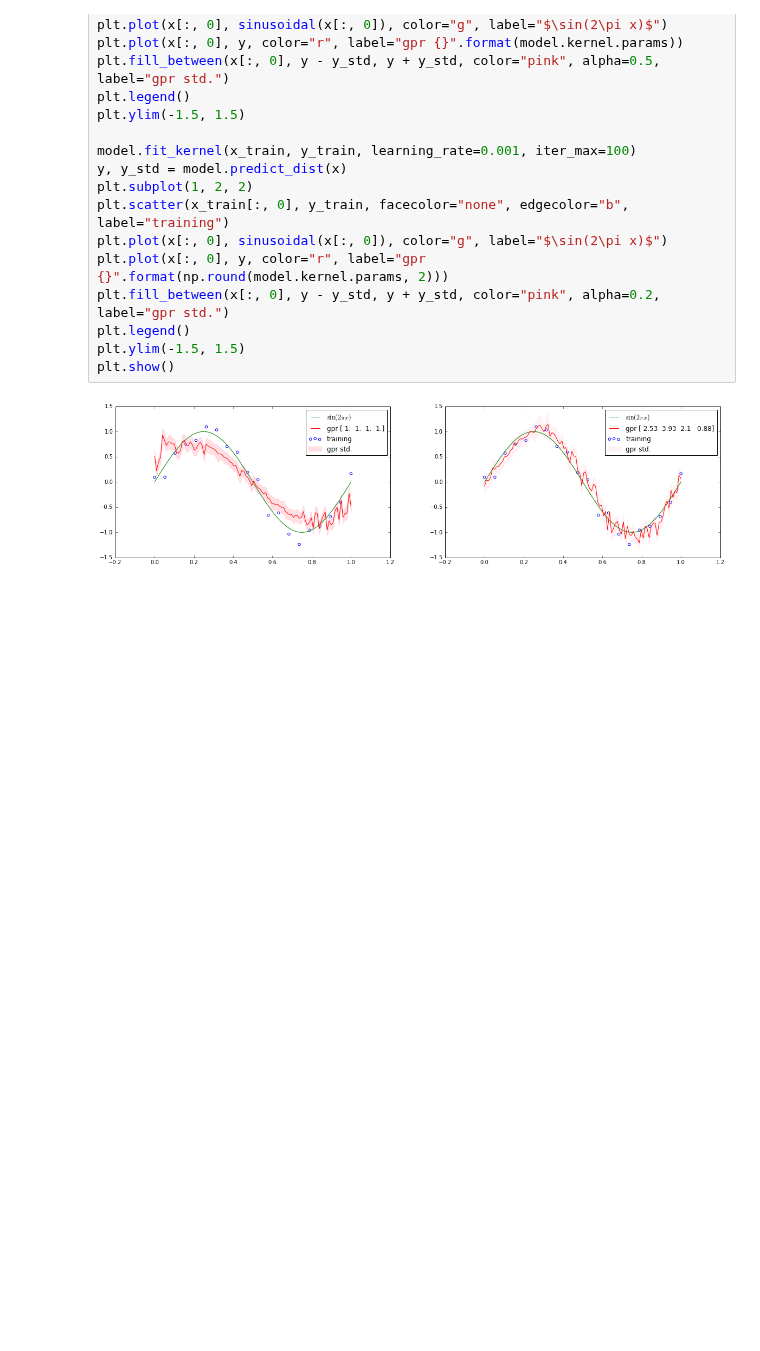
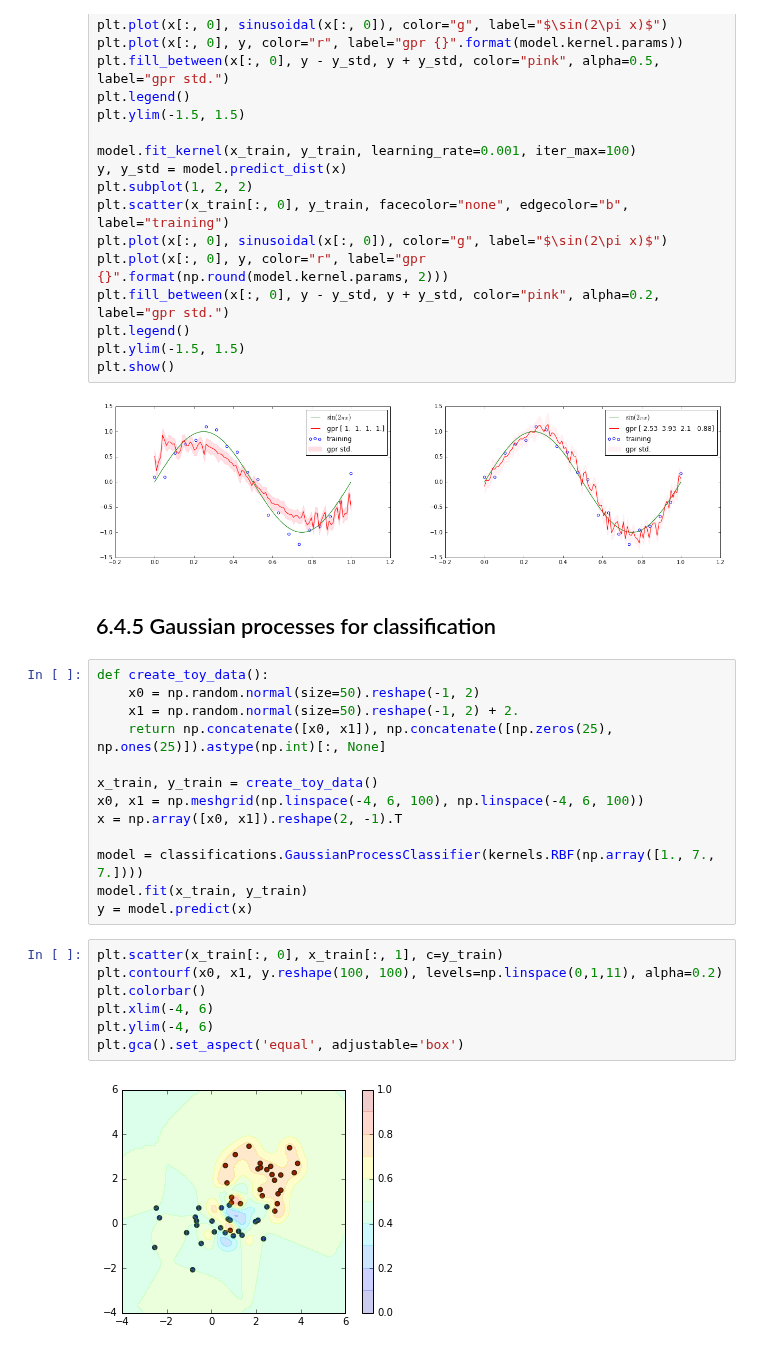
Before and after one commit to ctgk/PRML, a Jupyter notebook: ch06_Kernel_Methods.ipynb, the cells around one changed output. Cells and saved outputs as stored; diff of their text form; blank space fills up the shorter version.

Commit message:
classification with gaussian process

```diff
--- a/ch06_Kernel_Methods.ipynb
+++ b/ch06_Kernel_Methods.ipynb
@@ -116,3 +117,27 @@ plt.ylim(-1.5, 1.5)
 plt.show()
 # %% [output]
 [figure]
+# %% [markdown]
+## 6.4.5 Gaussian processes for classification
+# %%
+def create_toy_data():
+    x0 = np.random.normal(size=50).reshape(-1, 2)
+    x1 = np.random.normal(size=50).reshape(-1, 2) + 2.
+    return np.concatenate([x0, x1]), np.concatenate([np.zeros(25), np.ones(25)]).astype(np.int)[:, None]
+
+x_train, y_train = create_toy_data()
+x0, x1 = np.meshgrid(np.linspace(-4, 6, 100), np.linspace(-4, 6, 100))
+x = np.array([x0, x1]).reshape(2, -1).T
+
+model = classifications.GaussianProcessClassifier(kernels.RBF(np.array([1., 7., 7.])))
+model.fit(x_train, y_train)
+y = model.predict(x)
+# %%
+plt.scatter(x_train[:, 0], x_train[:, 1], c=y_train)
+plt.contourf(x0, x1, y.reshape(100, 100), levels=np.linspace(0,1,11), alpha=0.2)
+plt.colorbar()
+plt.xlim(-4, 6)
+plt.ylim(-4, 6)
+plt.gca().set_aspect('equal', adjustable='box')
+# %% [output]
+[figure, added]
```
Also changed, not shown: parts of 1 cell of this notebook, 1 other file.
